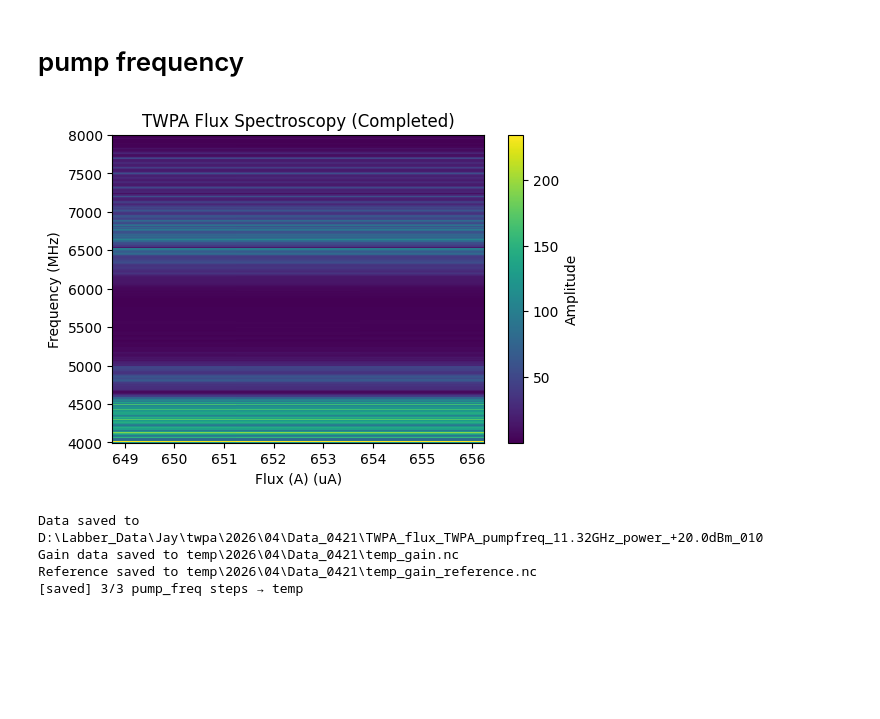
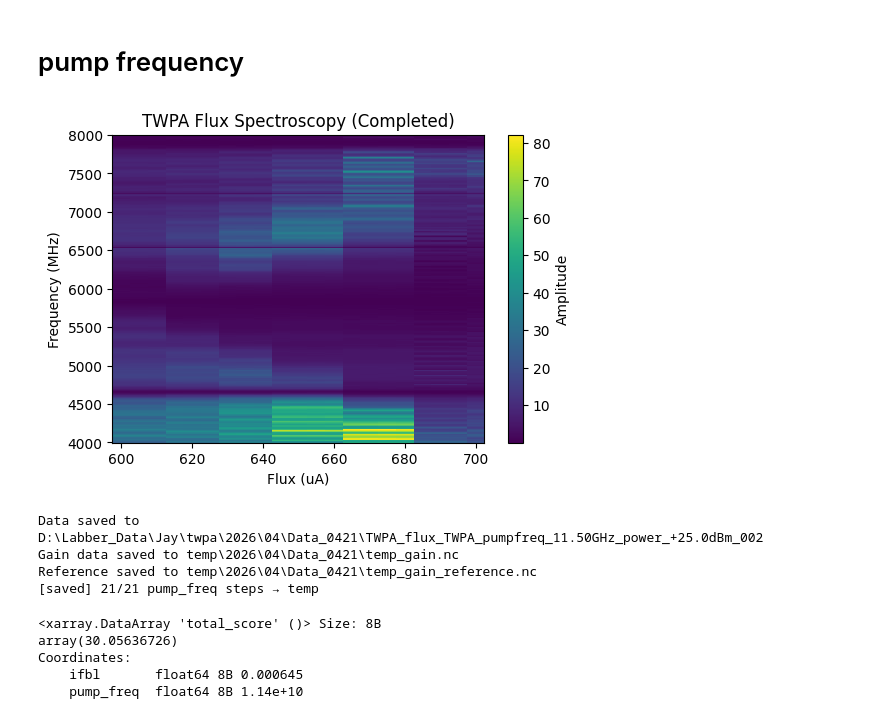
Before and after one commit to JayChien04717/SQC_soc, a Jupyter notebook: twpa.ipynb, the cells around one changed output. Saved outputs shown, nothing was run; the diff lists cells and outputs as text; code cells hidden in the pictures; blank space fills up the shorter version.

```diff
--- a/twpa.ipynb
+++ b/twpa.ipynb
@@ -79,8 +79,8 @@ run_cfg.update(
 
 onetone = ResonatorSpec(run_cfg)
 result = onetone.run(py_avg=1, solve_type="hm")
-## update value ##
-config_all.update("res_freq_ge", round(result['Fres(GHz)']*1e3, 4), q_index=qubit)
-onetone.saveLabber(qubit, yoko_value=None, config_all=config_all)
+# ## update value ##
+# config_all.update("res_freq_ge", round(result['Fres(GHz)']*1e3, 4), q_index=qubit)
+# onetone.saveLabber(qubit, yoko_value=None, config_all=config_all)
 # %% [output]
 abcd_rf_fit result:
@@ -160,9 +161,9 @@ pump = AnritsuMG3692("192.168.10.182")
 # %% [output]
 Connected to: ANRITSU,MG3692C,192403,3.62
 # %%
-pump.frequency = 11.32e9
+pump.frequency = 1.145e+10
 pump.output(True)
-pump.power=20
+pump.power=21
 # %%
 pump.off()
 # %% [markdown]
@@ -179,48 +180,56 @@ STOP_FREQ = 8000  # [MHz]
 STEPS = 501
 
 
-Start_flux = 0.65
-Stop_flux = 0.655
-Steps_flux = 3
+Start_flux = 0.5
+Stop_flux = 0.7
+Steps_flux = 21
 yoko_range = np.linspace(Start_flux, Stop_flux, Steps_flux) * 1e-3
 
 run_cfg = config_all.get_qubit(qubit)
 run_cfg.update(
     [
         ("steps", STEPS),
         ("res_gain_ge", 0.4),
         ("res_freq_ge", QickSweep1D("freqloop", START_FREQ, STOP_FREQ)),
         ("relax_delay", 1),
         ("yoko_range", yoko_range),
     ]
 )
 # Step 1：量 unpumped reference（pump OFF）
 ref = TWPAFlux(run_cfg)
 
 ref.YOKO_CURRENT_RAMP_STEP = 10e-6
 ref.YOKO_RAMP_INTERVAL = 0.01
 pump.output(False)
 print('Pump status: ', pump.output())
 ref.run(1, yoko_inst=yoko_connect, yoko_value=yoko_range, yoko_mode="current")
 ref.saveLabber(qubit, config_all=config_all, name="unpumped_ref")
 
 
-PUMP_FREQS = np.linspace(11.31e9, 11.32e9, 3)
+PUMP_FREQS = np.linspace(10e9, 11e9, 21)
 pump.output(True)
-gain = TWPAGain(run_cfg, pump, pump_freqs=PUMP_FREQS, pump_power=20)
+gain = TWPAGain(run_cfg, pump, pump_freqs=PUMP_FREQS, pump_power=25)
 gain.YOKO_CURRENT_RAMP_STEP = 10e-6
 gain.YOKO_RAMP_INTERVAL = 0.01
 
 gain.run(1, yoko_inst=yoko_connect, yoko_value=yoko_range,
          temp_folder="temp",
          save_raw=True,
          reference=ref)
 # %% [output]
-[figure, old version]
+[figure, new version]
-Data saved to D:\Labber_Data\Jay\twpa\2026\04\Data_0421\TWPA_flux_TWPA_pumpfreq_11.32GHz_power_+20.0dBm_010
+Data saved to D:\Labber_Data\Jay\twpa\2026\04\Data_0421\TWPA_flux_TWPA_pumpfreq_11.50GHz_power_+25.0dBm_002
 Gain data saved to temp\2026\04\Data_0421\temp_gain.nc
 Reference saved to temp\2026\04\Data_0421\temp_gain_reference.nc
-[saved] 3/3 pump_freq steps → temp
+[saved] 21/21 pump_freq steps → temp
+# %%
+best[-3]
+# %% [output]
+<xarray.DataArray 'total_score' ()> Size: 8B
+array(30.05636726)
+Coordinates:
+    ifbl       float64 8B 0.000645
+    pump_freq  float64 8B 1.14e+10
 # %%
 best, score = gain.analyze(
     reference=ref,
```
Also changed, not shown: parts of 8 cells of this notebook, 5 other files.
